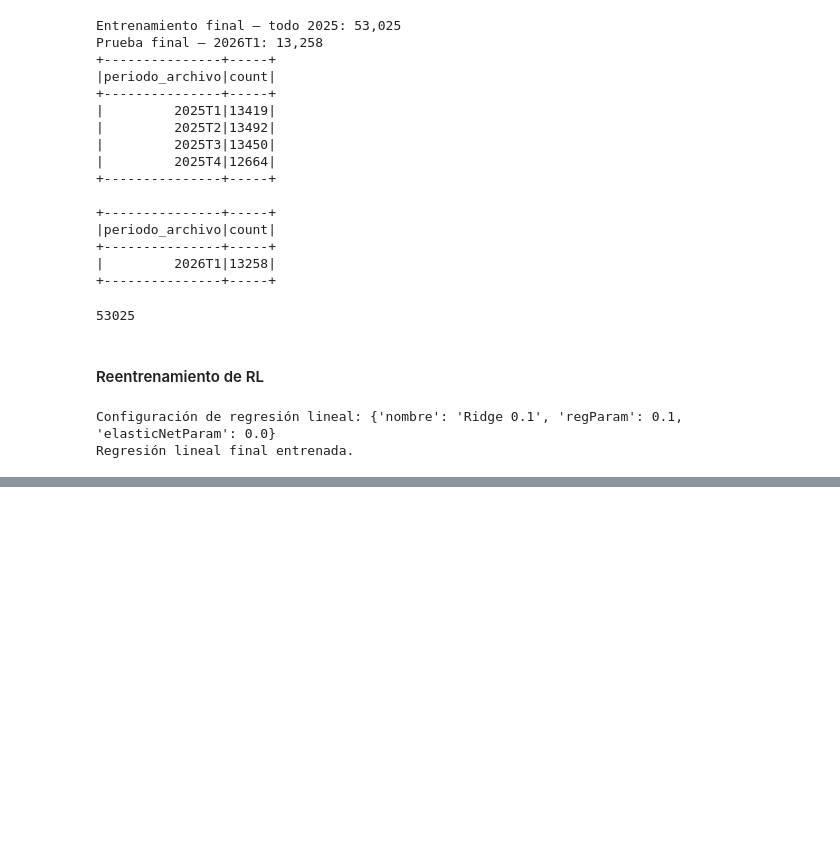
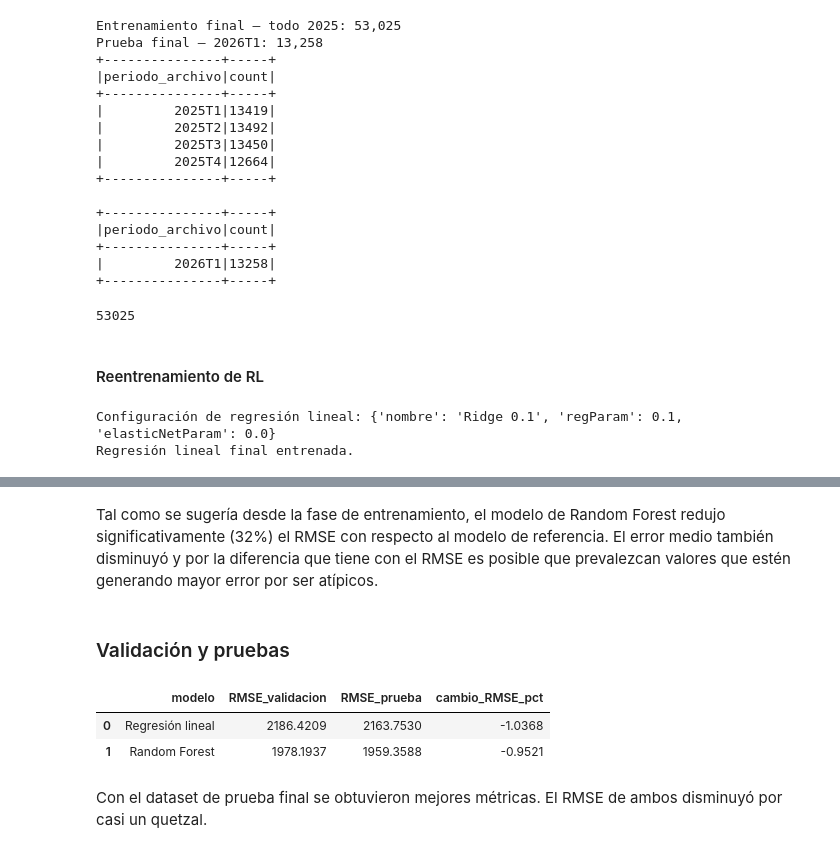
Before and after one commit to CindyGualim/lab7-data, a Jupyter notebook: notebooks/Laboratorio7_SparkMLlib.ipynb, the cells around one changed output, grey strips where cells are left out. Cells and saved outputs as stored; diff of their text form; code cells hidden in the pictures; blank space fills up the shorter version.

```diff
--- a/notebooks/Laboratorio7_SparkMLlib.ipynb
+++ b/notebooks/Laboratorio7_SparkMLlib.ipynb
@@ -1574,0 +1664,31 @@ Regresión lineal final entrenada.
+# %% [markdown]
+Tal como se sugería desde la fase de entrenamiento, el modelo de Random Forest redujo significativamente (32%) el RMSE con respecto al modelo de referencia.
+El error medio también disminuyó y por la diferencia que tiene con el RMSE es posible que prevalezcan valores que estén generando mayor error por ser atípicos.
+# %% [markdown]
+### Validación y pruebas
+# %%
+comparacion_etapas = pd.DataFrame([
+    {
+        "modelo": "Regresión lineal",
+        "RMSE_validacion": metricas_mejor_lr["RMSE"],
+        "RMSE_prueba": metricas_lr_final["RMSE"]
+    },
+    {
+        "modelo": "Random Forest",
+        "RMSE_validacion": metricas_mejor_rf["RMSE"],
+        "RMSE_prueba": metricas_rf_final["RMSE"]
+    }
+])
+
+comparacion_etapas["cambio_RMSE_pct"] = 100 * (
+    comparacion_etapas["RMSE_prueba"]
+    / comparacion_etapas["RMSE_validacion"] - 1
+)
+
+display(comparacion_etapas.round(4))
+# %% [output]
+|  | modelo | RMSE_validacion | RMSE_prueba | cambio_RMSE_pct |
+| 0 | Regresión lineal | 2186.4209 | 2163.7530 | -1.0368 |
+| 1 | Random Forest | 1978.1937 | 1959.3588 | -0.9521 |
+# %% [markdown]
+Con el dataset de prueba final se obtuvieron mejores métricas. El RMSE de ambos disminuyó por casi un quetzal.
```
Also changed, not shown: parts of 10 cells of this notebook.
